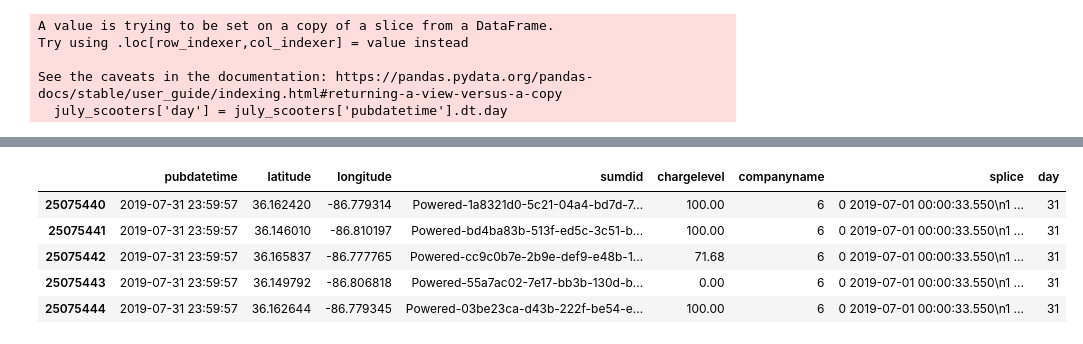
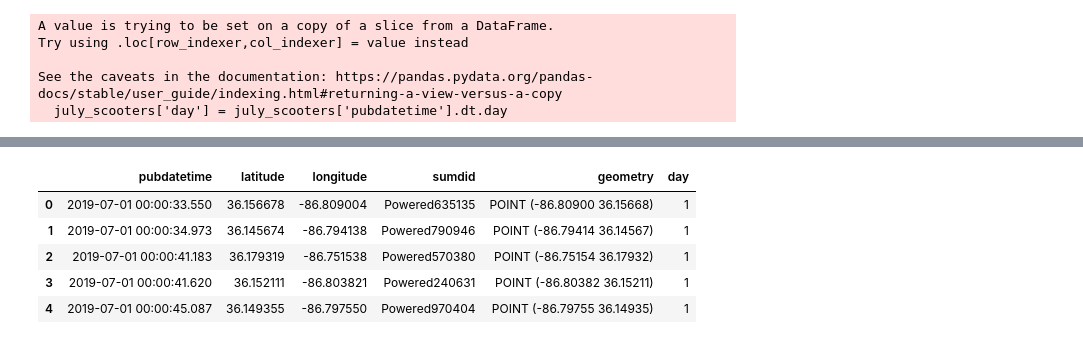
Before and after one commit to Quezadajl/nashville-scooters-project, a Jupyter notebook: notebooks/oct_23_explore.ipynb, the cells around one changed output, grey strips where cells are left out. Saved outputs shown, nothing was run; the diff lists cells and outputs as text; code cells hidden in the pictures.

```diff
--- a/notebooks/oct_23_explore.ipynb
+++ b/notebooks/oct_23_explore.ipynb
@@ -26,5 +28,3 @@ july.pubdatetime = pd.to_datetime(july['pubdatetime'])
 july.to_pickle("../data/july.pkl")
 # %%
 july_scooters = july[['pubdatetime', 'latitude', 'longitude', 'sumdid', 'chargelevel', 'companyname']]
-# %%
-july_scooters['day_specific'] = july_scooters.pubdatetime.strftime('%d')
@@ -32,0 +40,3 @@ AttributeError: 'Series' object has no attribute 'strftime'
+# %%
+july_scooters['geometry'] = july_scooters.apply(lambda x: Point((x.longitude,x.latitude)),
+                                        axis=1)
@@ -40,0 +66,2 @@ See the caveats in the documentation: https://pandas.pydata.org/pandas-docs/stab
+# %%
+july_scooters = gpd.GeoDataFrame(july_scooters,crs=promise_zone.crs,geometry=july_scooters.geometry)
@@ -41,9 +70,11 @@ See the caveats in the documentation: https://pandas.pydata.org/pandas-docs/stab
+# %%
+july_scooters = july_scooters[['pubdatetime', 'latitude', 'longitude', 'sumdid', 'geometry','day']]
 # %%
-july_scooters.tail()
+july_scooters.head()
 # %% [output]
-|  | pubdatetime | latitude | longitude | sumdid | chargelevel | companyname | splice | day |
-| 25075440 | 2019-07-31 23:59:57 | 36.162420 | -86.779314 | Powered-1a8321d0-5c21-04a4-bd7d-7... | 100.00 | 6 | 0 2019-07-01 00:00:33.550\n1 ... | 31 |
-| 25075441 | 2019-07-31 23:59:57 | 36.146010 | -86.810197 | Powered-bd4ba83b-513f-ed5c-3c51-b... | 100.00 | 6 | 0 2019-07-01 00:00:33.550\n1 ... | 31 |
-| 25075442 | 2019-07-31 23:59:57 | 36.165837 | -86.777765 | Powered-cc9c0b7e-2b9e-def9-e48b-1... | 71.68 | 6 | 0 2019-07-01 00:00:33.550\n1 ... | 31 |
-| 25075443 | 2019-07-31 23:59:57 | 36.149792 | -86.806818 | Powered-55a7ac02-7e17-bb3b-130d-b... | 0.00 | 6 | 0 2019-07-01 00:00:33.550\n1 ... | 31 |
-| 25075444 | 2019-07-31 23:59:57 | 36.162644 | -86.779345 | Powered-03be23ca-d43b-222f-be54-e... | 100.00 | 6 | 0 2019-07-01 00:00:33.550\n1 ... | 31 |
+|  | pubdatetime | latitude | longitude | sumdid | geometry | day |
+| 0 | 2019-07-01 00:00:33.550 | 36.156678 | -86.809004 | Powered635135 | POINT (-86.80900 36.15668) | 1 |
+| 1 | 2019-07-01 00:00:34.973 | 36.145674 | -86.794138 | Powered790946 | POINT (-86.79414 36.14567) | 1 |
+| 2 | 2019-07-01 00:00:41.183 | 36.179319 | -86.751538 | Powered570380 | POINT (-86.75154 36.17932) | 1 |
+| 3 | 2019-07-01 00:00:41.620 | 36.152111 | -86.803821 | Powered240631 | POINT (-86.80382 36.15211) | 1 |
+| 4 | 2019-07-01 00:00:45.087 | 36.149355 | -86.797550 | Powered970404 | POINT (-86.79755 36.14935) | 1 |
```
Also changed, not shown: parts of 29 cells of this notebook, 11 other files.
